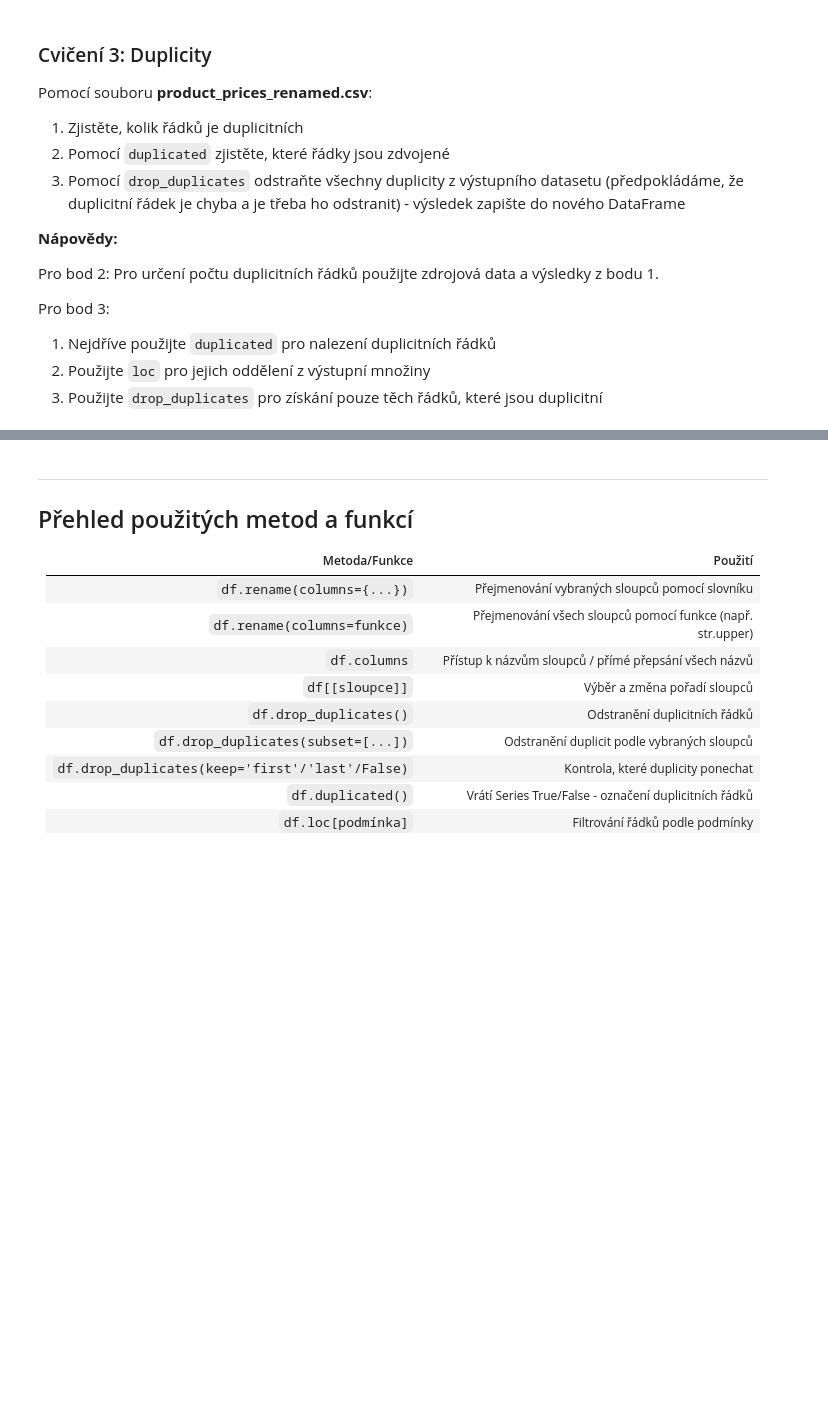
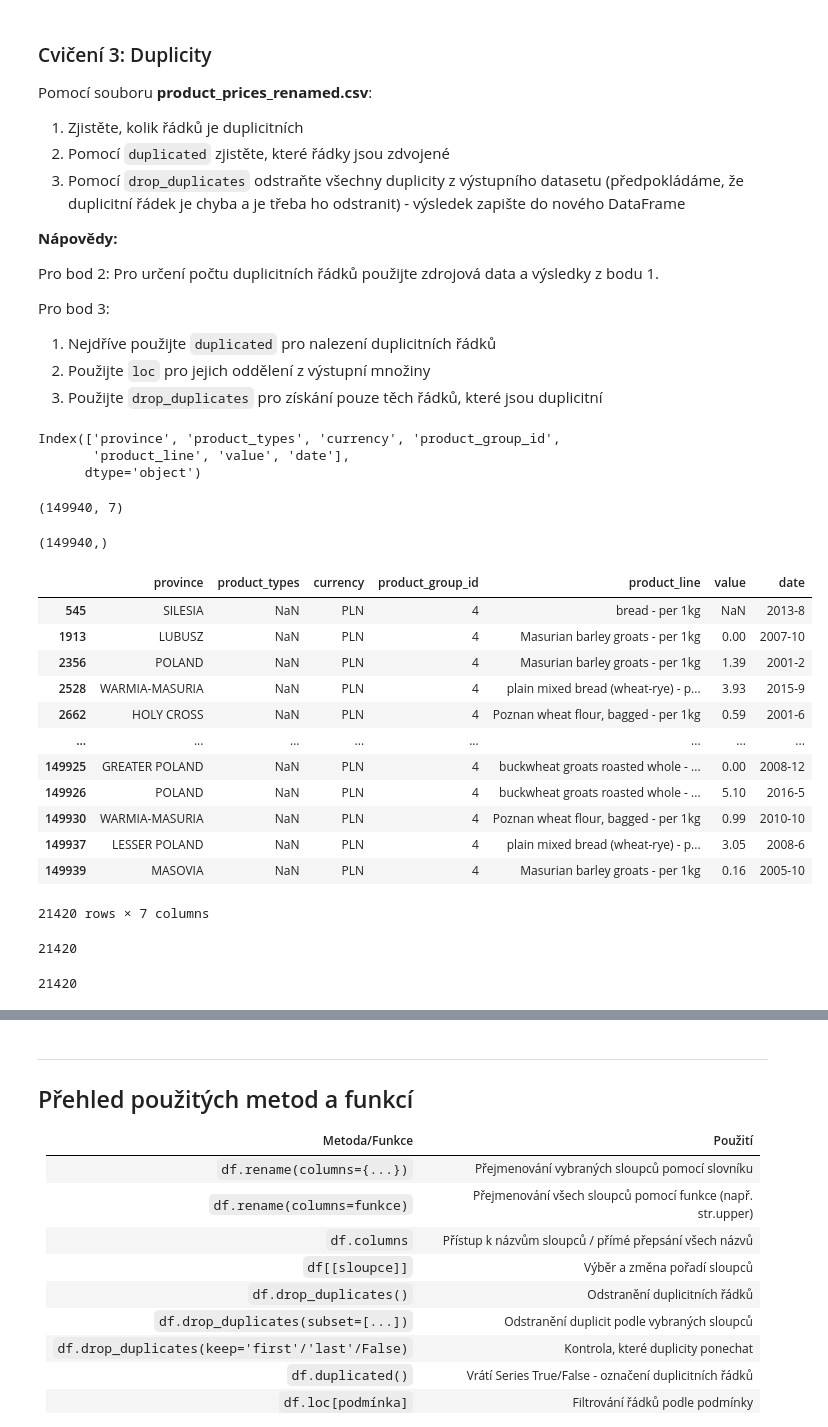
Before and after one commit to danakozakova/Python-CodersLab, a Jupyter notebook: Day_5/Day_5_02_Data_processing_part1_reseni.ipynb, the cells around one changed output, grey strips where cells are left out. Drawn from its saved outputs; the diff is of its cells as text; code cells hidden in the pictures; blank space fills up the shorter version.

```diff
--- a/Day_5/Day_5_02_Data_processing_part1_reseni.ipynb
+++ b/Day_5/Day_5_02_Data_processing_part1_reseni.ipynb
@@ -616,5 +616,42 @@ Pro bod 3:
 3. Použijte `drop_duplicates` pro získání pouze těch řádků, které jsou duplicitní
 # %%
 # 1. Počet duplicitních řádků
+dfr.columns
+# %% [output]
+Index(['province', 'product_types', 'currency', 'product_group_id',
+       'product_line', 'value', 'date'],
+      dtype='object')
+# %%
+dfr.shape
+# %% [output]
+(149940, 7)
+# %%
+dfr.duplicated().shape
+# %% [output]
+(149940,)
+# %%
+dfr.loc[dfr.duplicated()]
+# %% [output]
+|  | province | product_types | currency | product_group_id | product_line | value | date |
+| 545 | SILESIA | NaN | PLN | 4 | bread - per 1kg | NaN | 2013-8 |
+| 1913 | LUBUSZ | NaN | PLN | 4 | Masurian barley groats - per 1kg | 0.00 | 2007-10 |
+| 2356 | POLAND | NaN | PLN | 4 | Masurian barley groats - per 1kg | 1.39 | 2001-2 |
+| 2528 | WARMIA-MASURIA | NaN | PLN | 4 | plain mixed bread (wheat-rye) - p... | 3.93 | 2015-9 |
+| 2662 | HOLY CROSS | NaN | PLN | 4 | Poznan wheat flour, bagged - per 1kg | 0.59 | 2001-6 |
+| ... | ... | ... | ... | ... | ... | ... | ... |
+| 149925 | GREATER POLAND | NaN | PLN | 4 | buckwheat groats roasted whole - ... | 0.00 | 2008-12 |
+| 149926 | POLAND | NaN | PLN | 4 | buckwheat groats roasted whole - ... | 5.10 | 2016-5 |
+| 149930 | WARMIA-MASURIA | NaN | PLN | 4 | Poznan wheat flour, bagged - per 1kg | 0.99 | 2010-10 |
+| 149937 | LESSER POLAND | NaN | PLN | 4 | plain mixed bread (wheat-rye) - p... | 3.05 | 2008-6 |
+| 149939 | MASOVIA | NaN | PLN | 4 | Masurian barley groats - per 1kg | 0.16 | 2005-10 |
+21420 rows × 7 columns
+# %%
+sum(dfr.duplicated())
+# %% [output]
+21420
+# %%
+dfr.loc[dfr.duplicated()].shape[0]
+# %% [output]
+21420
 # %%
 # 2. Které řádky jsou zdvojené
```
Also changed, not shown: parts of 2 cells of this notebook.
